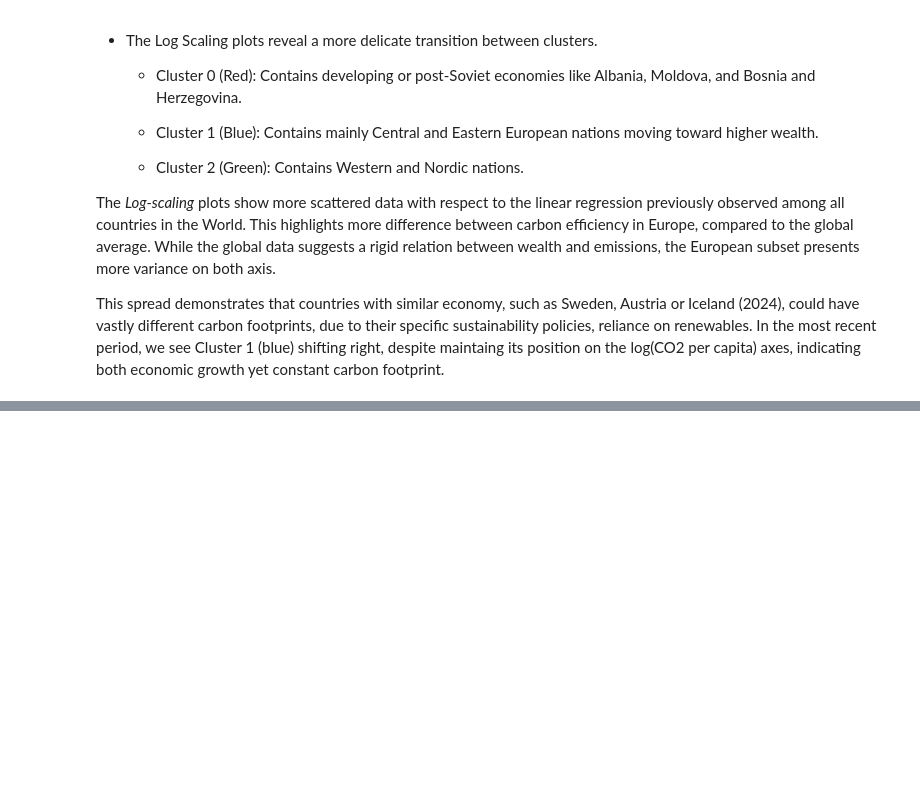
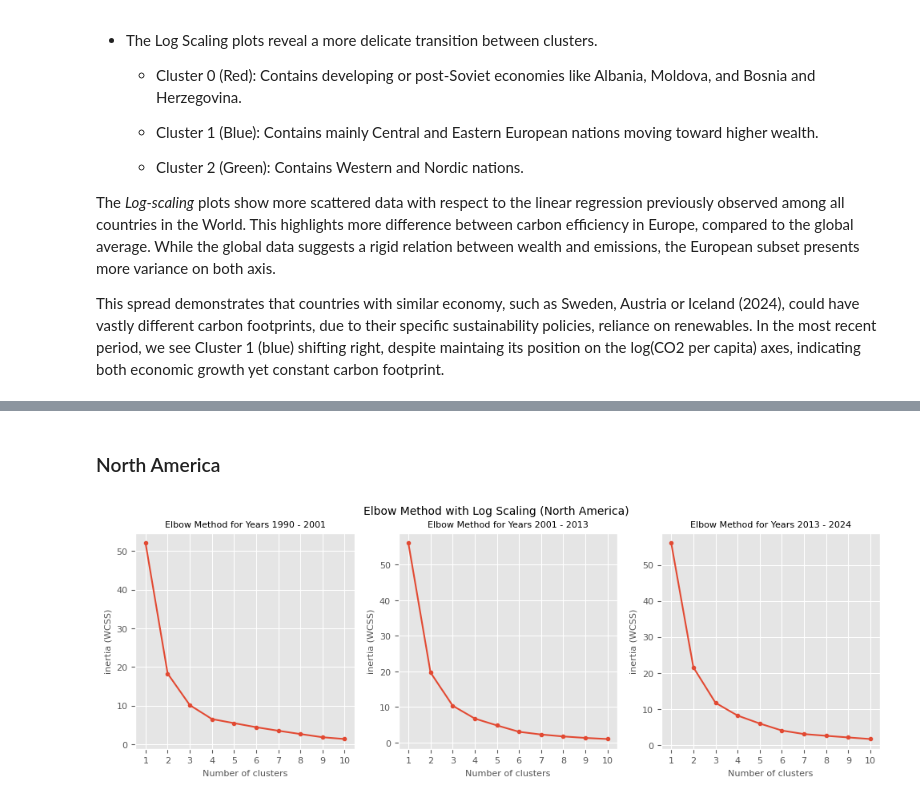
Before and after one commit to martinadep/co2_emissions_data_mining, a Jupyter notebook: notebooks/2_K-Means.ipynb, the cells around one changed output, grey strips where cells are left out. Cells and saved outputs as stored; diff of their text form; code cells hidden in the pictures; blank space fills up the shorter version.

```diff
--- a/notebooks/2_K-Means.ipynb
+++ b/notebooks/2_K-Means.ipynb
@@ -436,0 +454,6 @@ In the most recent period, we see Cluster 1 (blue) shifting right, despite maint
+# %% [markdown]
+### North America
+# %%
+elbow_method_continent('North America')
+# %% [output]
+[figure, added]
```
Also changed, not shown: parts of 21 cells of this notebook, 20 other files.
